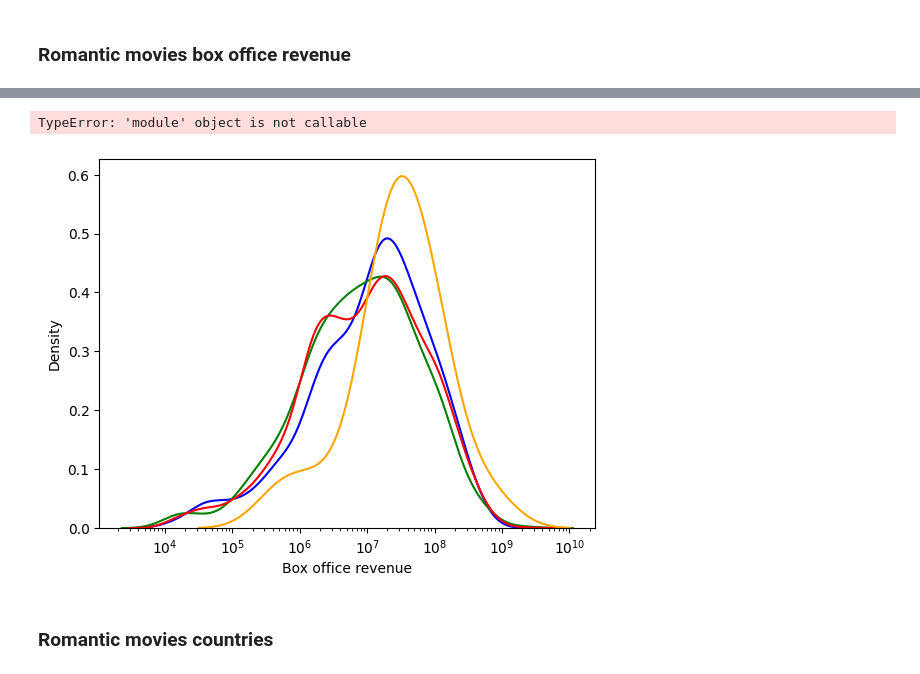
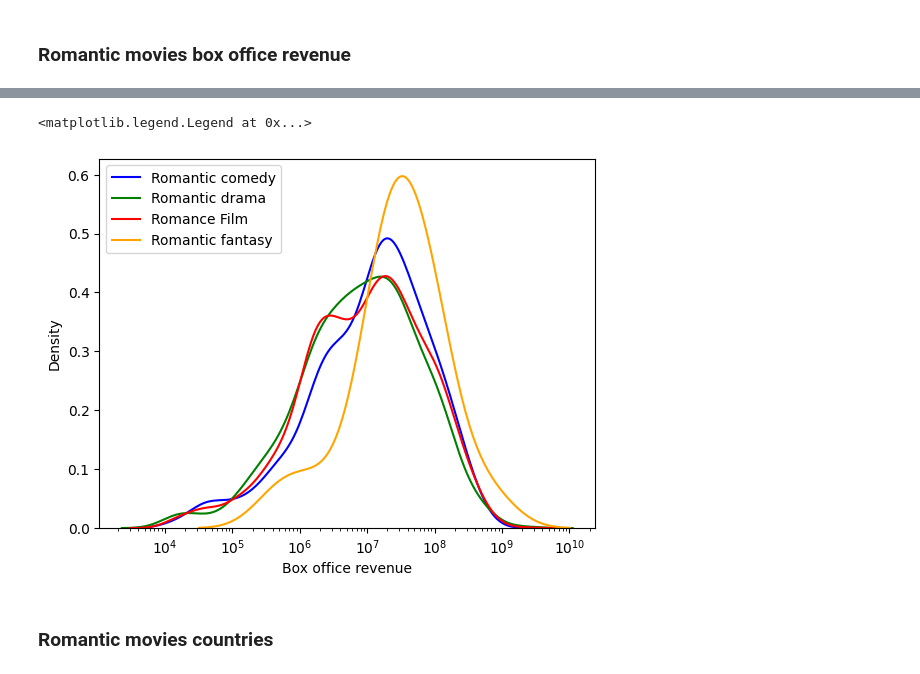
Before and after one commit to epfl-ada/ada-2022-project-toestewbrr, a Jupyter notebook: data_preprocessing.ipynb, the cells around one changed output, grey strips where cells are left out. Cells and saved outputs as stored; diff of their text form; code cells hidden in the pictures.

```diff
--- a/data_preprocessing.ipynb
+++ b/data_preprocessing.ipynb
@@ -179,12 +183,11 @@ sns.boxplot(combined_box_office)
 # %%
 ax = sns.kdeplot(romantic_comedy['Box office revenue'], log_scale=True, color='blue')
 ax = sns.kdeplot(romantic_drama['Box office revenue'], log_scale=True, color='green')
 ax = sns.kdeplot(romantic_film['Box office revenue'], log_scale=True, color='red')
 ax = sns.kdeplot(romantic_fantasy['Box office revenue'], log_scale=True, color='orange')
-plt.legend()
-plt.show()
+ax.legend(['Romantic comedy', 'Romantic drama', 'Romance Film', 'Romantic fantasy'])
 # %% [output]
-TypeError: 'module' object is not callable
+<matplotlib.legend.Legend at 0x...>
-[figure, old version]
+[figure, new version]
 # %% [markdown]
 ### Romantic movies countries
```
Also changed, not shown: parts of 5 cells of this notebook.
